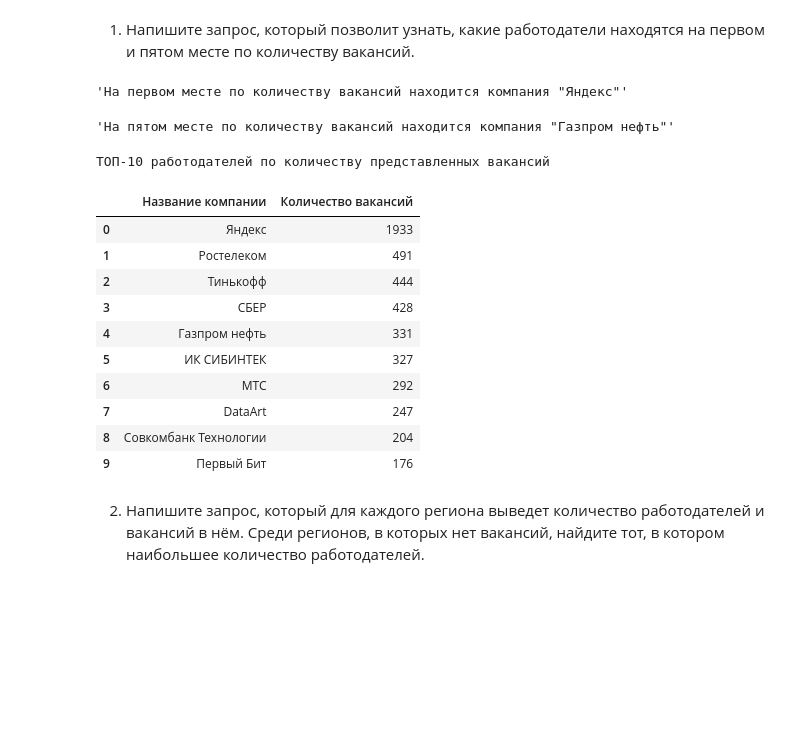
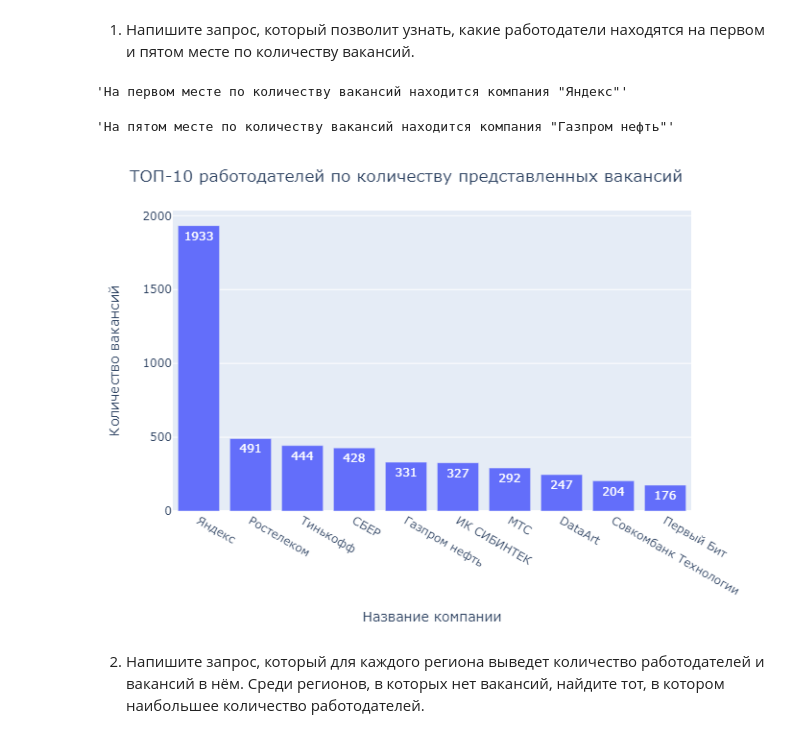
Before and after one commit to OlesyaNori/sf_datasciense, a Jupyter notebook: project 2/Project_2_Ноутбук_шаблон.ipynb, the cells around one changed output. Saved outputs shown, nothing was run; the diff lists cells and outputs as text; code cells hidden in the pictures; blank space fills up the shorter version.

```diff
--- a/project 2/Project_2_Ноутбук_шаблон.ipynb
+++ b/project 2/Project_2_Ноутбук_шаблон.ipynb
@@ -212,39 +213,37 @@ display (df_experience)
 # %% [markdown]
 1. Напишите запрос, который позволит узнать, какие работодатели находятся на первом и пятом месте по количеству вакансий.
 # %%
-## Задаём количество строк для анализа.
+# Задаём количество строк в итоговой таблице для анализа.
 limit_5_1 = 10
 query_5_1 = f'''
     SELECT
-        e.name AS "Название компании",
-        COUNT (v.*) AS "Количество вакансий"
+        e.name AS name_employers,
+        COUNT (v.*) AS count_vacancies                       -- Подсчитываем количество вакансий
     FROM vacancies AS v
-    JOIN employers AS e ON e.id = v.employer_id
-    GROUP BY e.name
-    ORDER BY COUNT (v.*) DESC
-    LIMIT {limit_5_1}                                        -- Для анализа выберем ТОП-10 работодателей
+    JOIN employers AS e ON e.id = v.employer_id              -- Связываем таблицы vacancies и employers по ключевым стоблбцам
+    GROUP BY e.name                                          -- Группируем данные по названию компании
+    ORDER BY COUNT (v.*) DESC                                -- Сортируем полученные данные по количеству вакансий по убыванию
+    LIMIT {limit_5_1}
 '''
 # %%
 df_employers_count = pd.read_sql_query(query_5_1, connection)
 display(f'На первом месте по количеству вакансий находится компания "{df_employers_count.iloc[0][0]}"')
 display(f'На пятом месте по количеству вакансий находится компания "{df_employers_count.iloc[4][0]}"')
-df_employers_count1 = df_employers_count.style.set_caption(f"ТОП-{limit_5_1} работодателей по количеству представленных вакансий")
-display (df_employers_count1)
+
+#Строим график спомощью библиотеки plotly для наглядного отображения полдученных данных.
+fig_5_1 = px.bar(x=df_employers_count["name_employers"], y=df_employers_count["count_vacancies"], text_auto=True)
+
+fig_5_1.update_layout(
+    barmode='stack',
+    title=f"ТОП-{limit_5_1} работодателей по количеству представленных вакансий",
+    xaxis_title_text='Название компании',
+    yaxis_title_text='Количество вакансий'
+    )
+fig_5_1.show('png')
 # %% [output]
 'На первом месте по количеству вакансий находится компания "Яндекс"'
 'На пятом месте по количеству вакансий находится компания "Газпром нефть"'
-ТОП-10 работодателей по количеству представленных вакансий
-|  | Название компании | Количество вакансий |
-| 0 | Яндекс | 1933 |
-| 1 | Ростелеком | 491 |
-| 2 | Тинькофф | 444 |
-| 3 | СБЕР | 428 |
-| 4 | Газпром нефть | 331 |
-| 5 | ИК СИБИНТЕК | 327 |
-| 6 | МТС | 292 |
-| 7 | DataArt | 247 |
-| 8 | Совкомбанк Технологии | 204 |
-| 9 | Первый Бит | 176 |
+[figure, added]
 # %% [markdown]
 2. Напишите запрос, который для каждого региона выведет количество работодателей и вакансий в нём.
 Среди регионов, в которых нет вакансий, найдите тот, в котором наибольшее количество работодателей.
```
Also changed, not shown: parts of 38 cells of this notebook, 1 other file.
